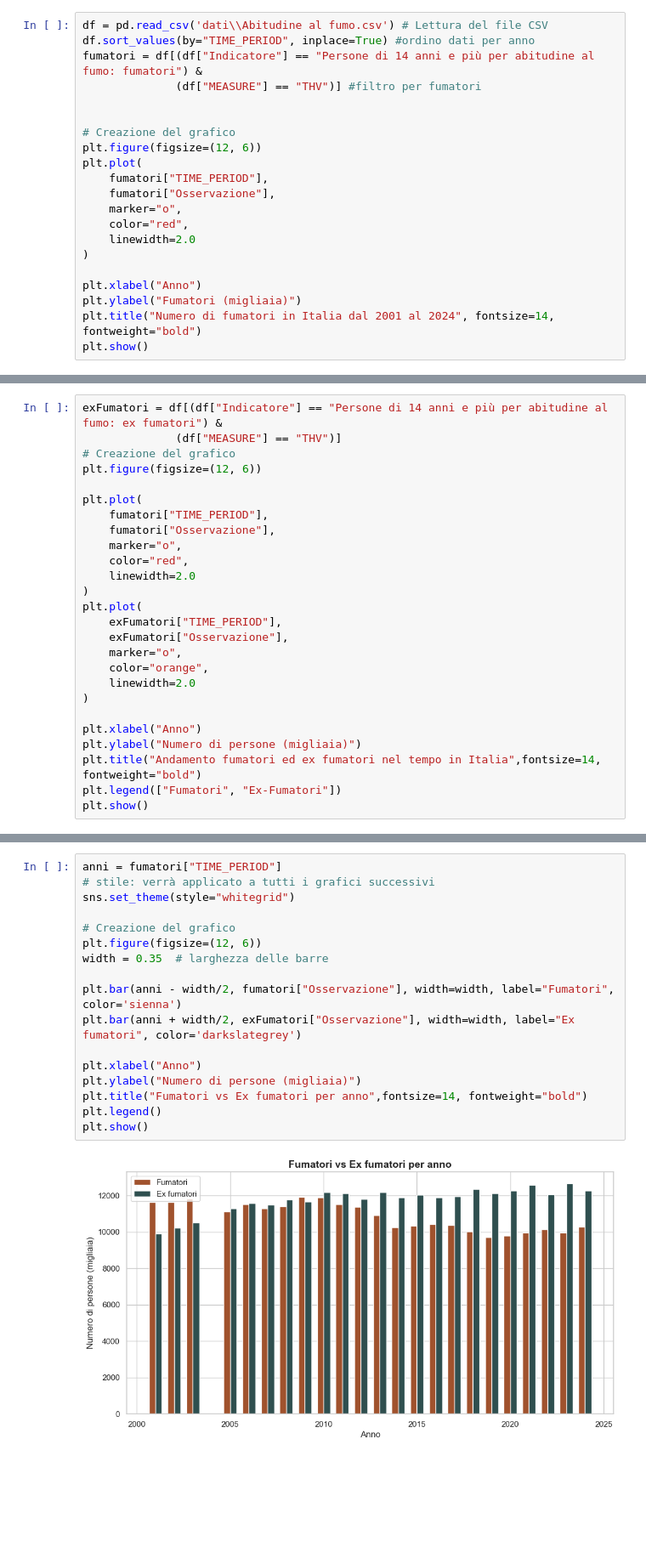
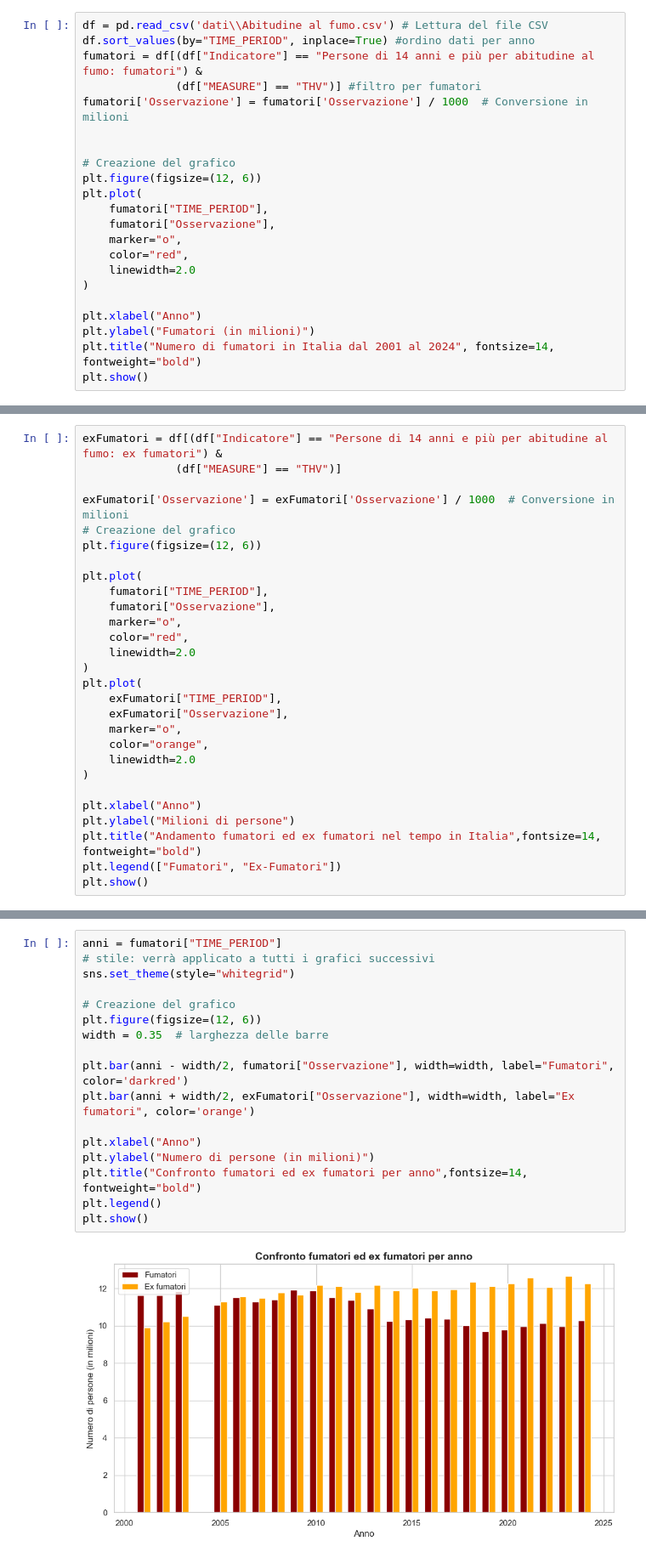
Before and after one commit to FilippoCarini/VisualizzazioneScientifica, a Jupyter notebook: codice.ipynb, the cells around one changed output, grey strips where cells are left out. Shown at 85% size. Drawn from its saved outputs; the diff is of its cells as text; blank space fills up the shorter version.

```diff
--- a/codice.ipynb
+++ b/codice.ipynb
@@ -10,6 +10,7 @@ df = pd.read_csv('dati\\Abitudine al fumo.csv') # Lettura del file CSV
 df.sort_values(by="TIME_PERIOD", inplace=True) #ordino dati per anno
 fumatori = df[(df["Indicatore"] == "Persone di 14 anni e più per abitudine al fumo: fumatori") &
               (df["MEASURE"] == "THV")] #filtro per fumatori
+fumatori['Osservazione'] = fumatori['Osservazione'] / 1000  # Conversione in milioni
 
 
 # Creazione del grafico
@@ -23,7 +24,7 @@ plt.plot(
 )
 
 plt.xlabel("Anno")
-plt.ylabel("Fumatori (migliaia)")
+plt.ylabel("Fumatori (in milioni)")
 plt.title("Numero di fumatori in Italia dal 2001 al 2024", fontsize=14, fontweight="bold")
 plt.show()
 # %% [output]
@@ -60,6 +60,8 @@ plt.show()
 # %%
 exFumatori = df[(df["Indicatore"] == "Persone di 14 anni e più per abitudine al fumo: ex fumatori") &
               (df["MEASURE"] == "THV")]
+
+exFumatori['Osservazione'] = exFumatori['Osservazione'] / 1000  # Conversione in milioni
 # Creazione del grafico
 plt.figure(figsize=(12, 6))
 
@@ -79,7 +81,7 @@ plt.plot(
 )
 
 plt.xlabel("Anno")
-plt.ylabel("Numero di persone (migliaia)")
+plt.ylabel("Milioni di persone")
 plt.title("Andamento fumatori ed ex fumatori nel tempo in Italia",fontsize=14, fontweight="bold")
 plt.legend(["Fumatori", "Ex-Fumatori"])
 plt.show()
@@ -88,22 +90,22 @@ plt.show()
 # %%
 anni = fumatori["TIME_PERIOD"]
 # stile: verrà applicato a tutti i grafici successivi
 sns.set_theme(style="whitegrid")
 
 # Creazione del grafico
 plt.figure(figsize=(12, 6))
 width = 0.35  # larghezza delle barre
 
-plt.bar(anni - width/2, fumatori["Osservazione"], width=width, label="Fumatori", color='sienna')
-plt.bar(anni + width/2, exFumatori["Osservazione"], width=width, label="Ex fumatori", color='darkslategrey')
+plt.bar(anni - width/2, fumatori["Osservazione"], width=width, label="Fumatori", color='darkred')
+plt.bar(anni + width/2, exFumatori["Osservazione"], width=width, label="Ex fumatori", color='orange')
 
 plt.xlabel("Anno")
-plt.ylabel("Numero di persone (migliaia)")
-plt.title("Fumatori vs Ex fumatori per anno",fontsize=14, fontweight="bold")
+plt.ylabel("Numero di persone (in milioni)")
+plt.title("Confronto fumatori ed ex fumatori per anno",fontsize=14, fontweight="bold")
 plt.legend()
 plt.show()
 # %% [output]
-[figure, old version]
+[figure, new version]
 # %%
 df = pd.read_csv('dati\\Abitudine al fumo - età dettaglio.csv')
 
```
Also changed, not shown: parts of 18 cells of this notebook.
